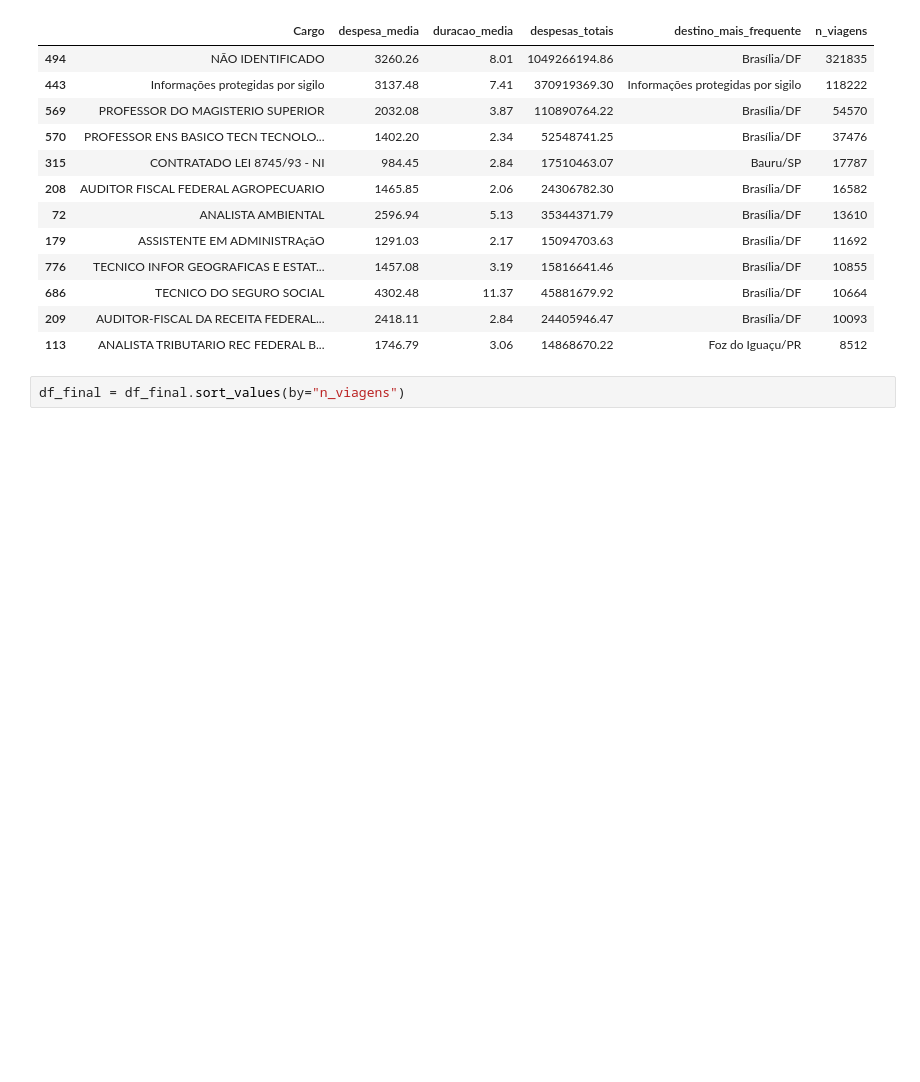
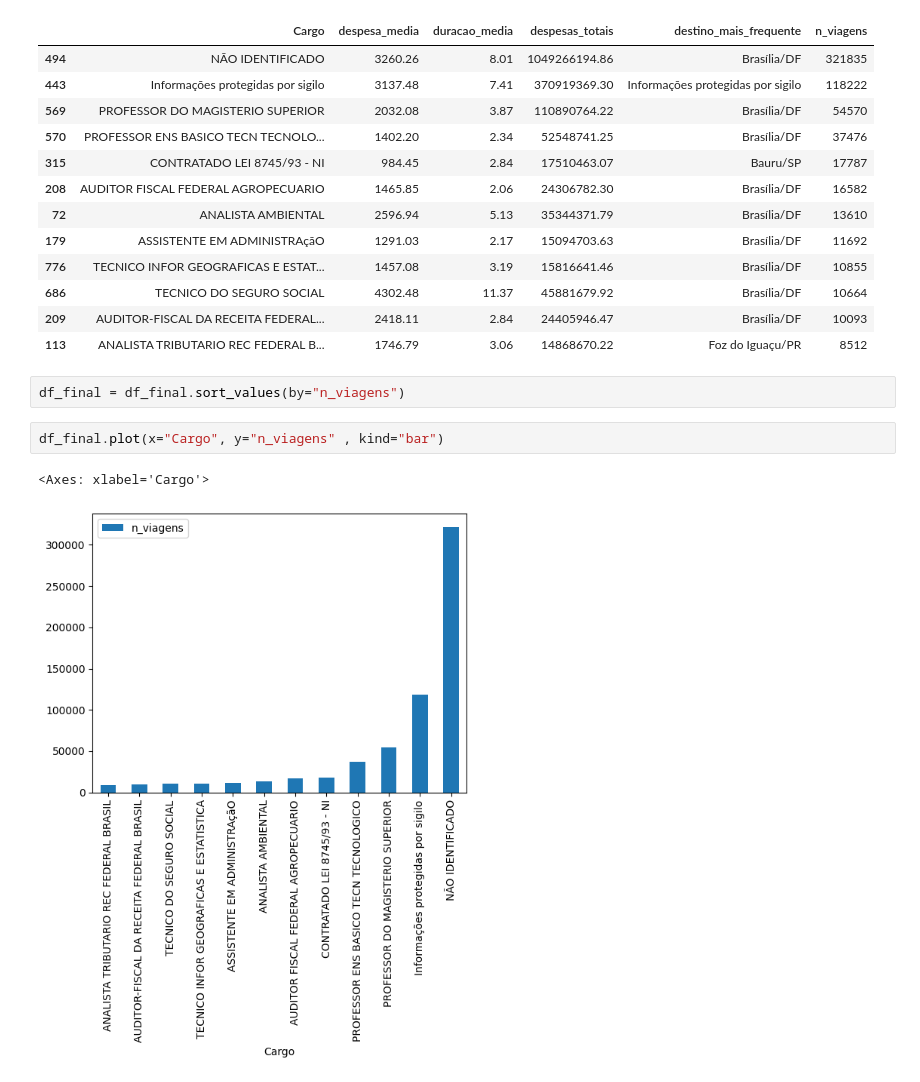
Before and after one commit to araujojv/Estudos_py_ml, a Jupyter notebook: analise_de_dados/projeto_pandas_governo/teste.ipynb, the cells around one changed output. Drawn from its saved outputs; the diff is of its cells as text; blank space fills up the shorter version.

Commit message:
feat-criação grafico barra n_viagens

```diff
--- a/analise_de_dados/projeto_pandas_governo/teste.ipynb
+++ b/analise_de_dados/projeto_pandas_governo/teste.ipynb
@@ -148,3 +148,8 @@ df_final
 | 113 | ANALISTA TRIBUTARIO REC FEDERAL B... | 1746.79 | 3.06 | 14868670.22 | Foz do Iguaçu/PR | 8512 |
 # %%
 df_final = df_final.sort_values(by="n_viagens")
+# %%
+df_final.plot(x="Cargo", y="n_viagens" , kind="bar")
+# %% [output]
+<Axes: xlabel='Cargo'>
+[figure, added]
```
